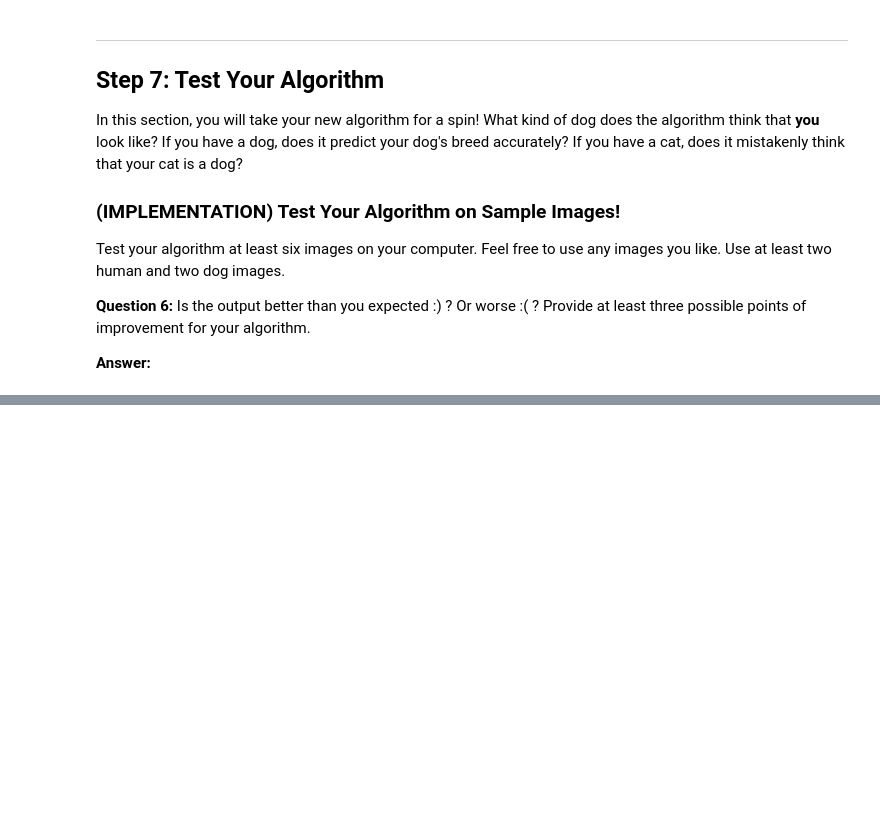
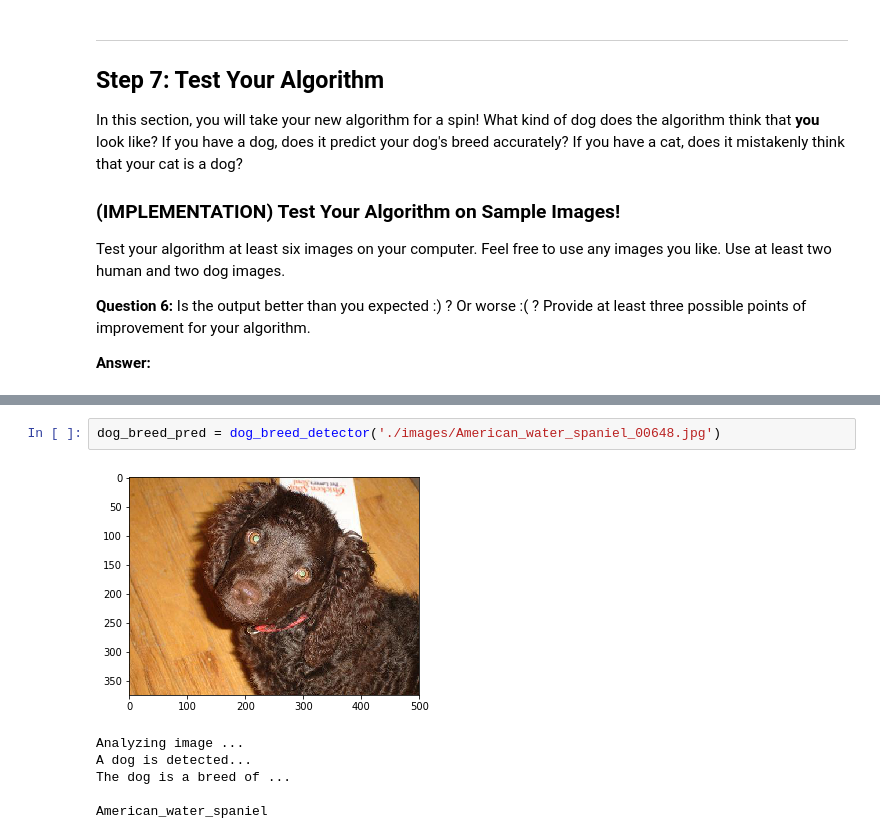
Before and after one commit to ludennis/udacityDLND, a Jupyter notebook: projs/proj-2/dog-project/dog_app.ipynb, the cells around one changed output, grey strips where cells are left out. Cells and saved outputs as stored; diff of their text form; blank space fills up the shorter version.

```diff
--- a/projs/proj-2/dog-project/dog_app.ipynb
+++ b/projs/proj-2/dog-project/dog_app.ipynb
@@ -956,0 +980,9 @@ __Answer:__
+# %%
+dog_breed_pred = dog_breed_detector('./images/American_water_spaniel_00648.jpg')
+# %% [output]
+[figure, added]
+Analyzing image ...
+A dog is detected...
+The dog is a breed of ...
+
+American_water_spaniel
```
Also changed, not shown: parts of 39 cells of this notebook.
